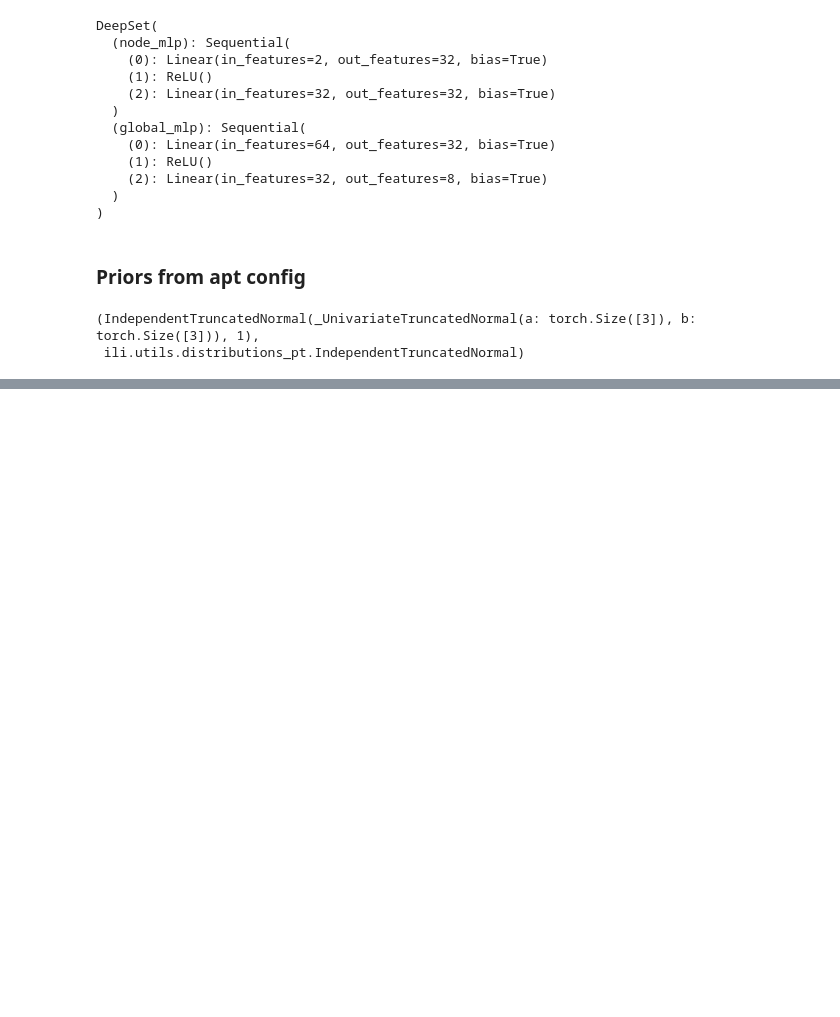
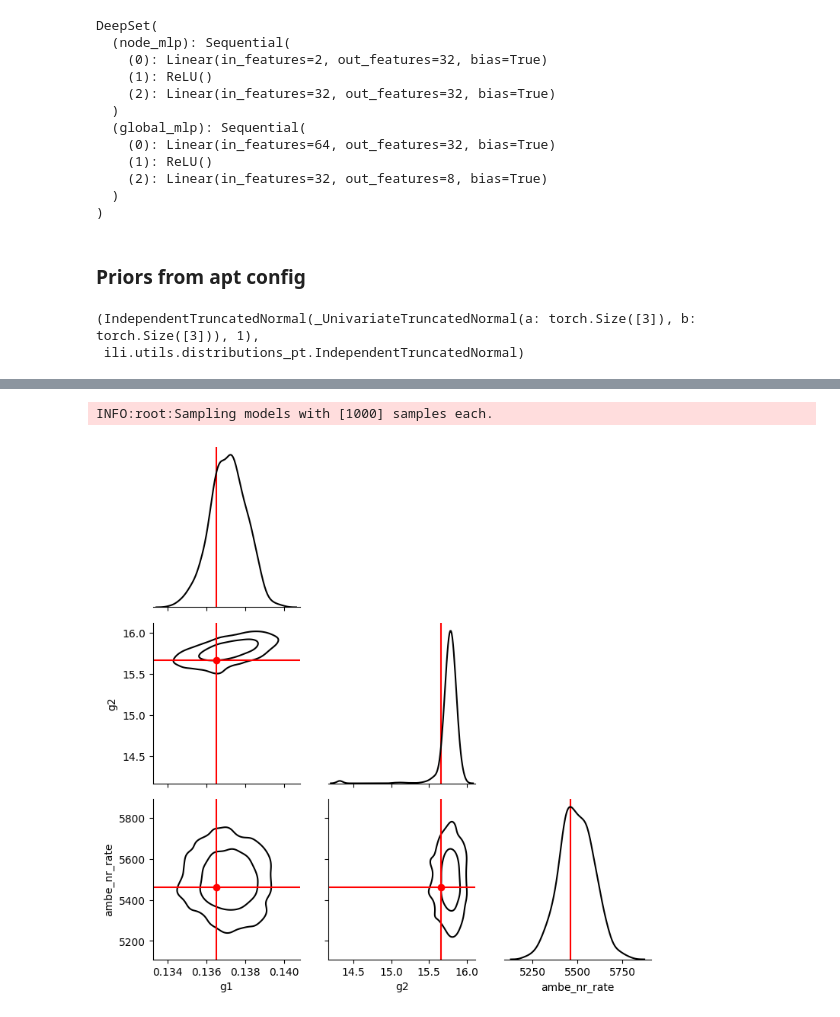
Before and after one commit to plt109/ltu-ili, a Jupyter notebook: notebooks/ambe_fits/poke_embedding.ipynb, the cells around one changed output, grey strips where cells are left out. Cells and saved outputs as stored; diff of their text form; code cells hidden in the pictures; blank space fills up the shorter version.

```diff
--- a/notebooks/ambe_fits/poke_embedding.ipynb
+++ b/notebooks/ambe_fits/poke_embedding.ipynb
@@ -480,10 +513,13 @@ plt.show()
 # %%
 
 metric = PlotSinglePosterior(
     num_samples=1000, sample_method='direct',
-    labels=[f'$\\theta_{i}$' for i in range(dim_theta)]
+    labels=param_names,
 )
 fig = metric(
     posterior=posterior_ensemble,
     x_obs=x_, theta_fid=y_
 )
+# %% [output]
+INFO:root:Sampling models with [1000] samples each.
+[figure, added]
```
Also changed, not shown: parts of 22 cells of this notebook, 1 other file.
